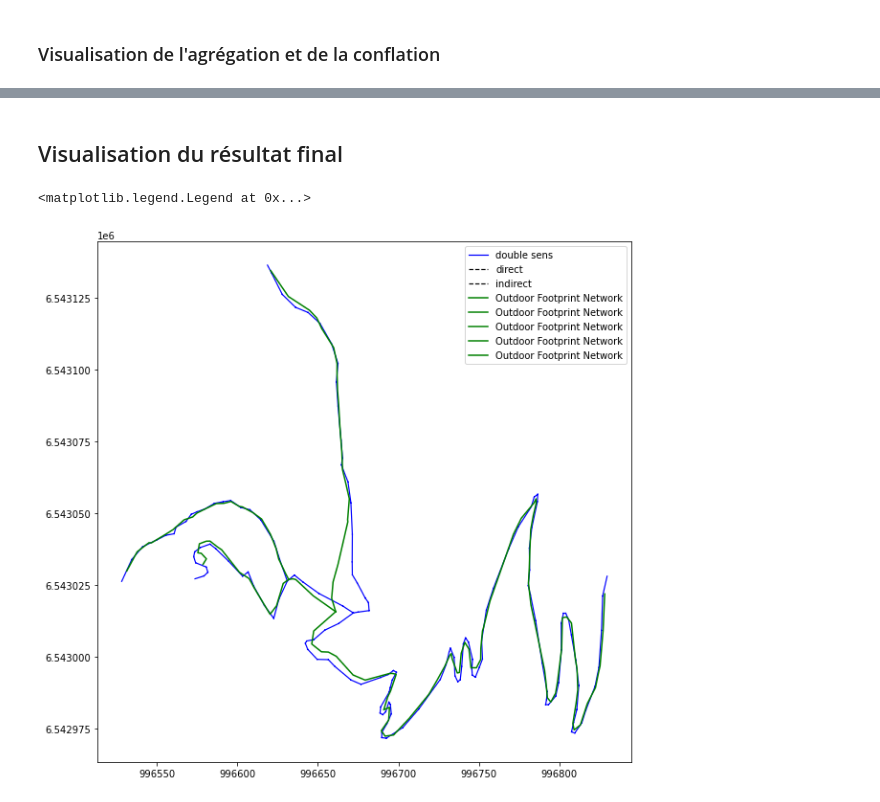
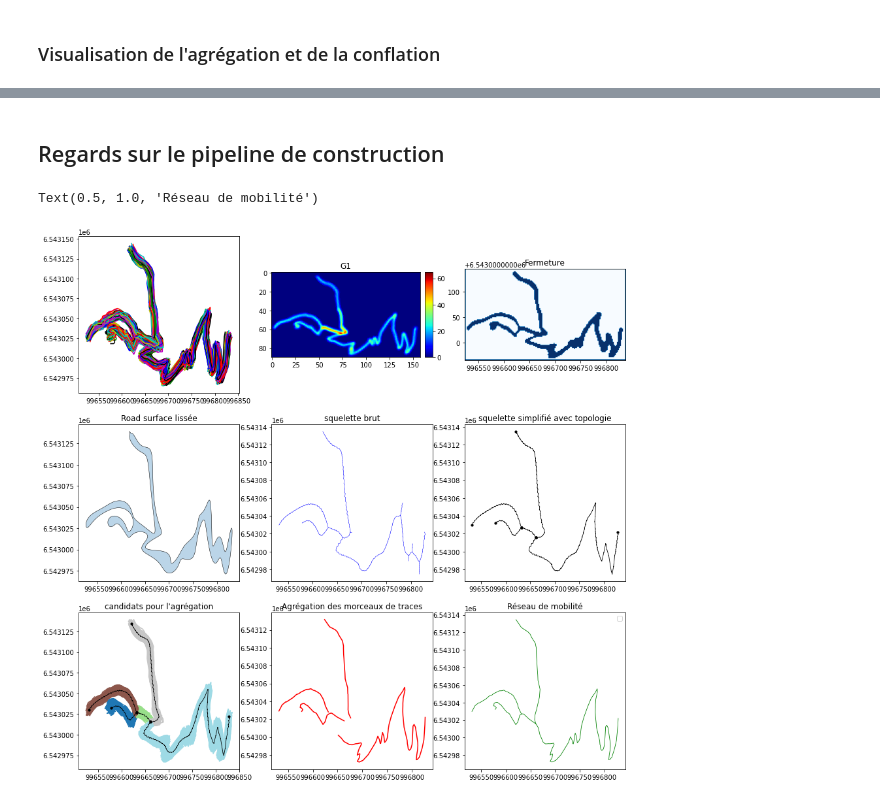
Before and after one commit to umrlastig/OutdoorFootprintNetworkPipeline, a Jupyter notebook: doc/source/examples/Simulated-Traj_Example.ipynb, the cells around one changed output, grey strips where cells are left out. Saved outputs shown, nothing was run; the diff lists cells and outputs as text; code cells hidden in the pictures.

```diff
--- a/doc/source/examples/Simulated-Traj_Example.ipynb
+++ b/doc/source/examples/Simulated-Traj_Example.ipynb
@@ -77,7 +77,7 @@ collection.plot(append=plt)
 # %%
 from footprint2graph import prepareEnv, setupEnv, logEnv
 
-RESPATH = r'/home/md_vandamme/7_LIB/Footprint2graph-pipeline/test/result11/'
+RESPATH = r'/home/md_vandamme/7_LIB/footprint2graph/test/resultjn/'
 
 import os
 import shutil
@@ -392,13 +516,46 @@ Text(0.5, 1.0, 'CONFLATION')
 # %% [markdown]
-## Visualisation du résultat final
+## Regards sur le pipeline de construction
 # %%
-plt.figure(figsize=(10, 10))
-ax = plt.subplot2grid((1, 1), (0, 0))
+plt.figure(figsize=(15, 15))
 
-network.plot('b-', nodes='', size=1.2, append=plt)
-plotConflation(RESPATH, ax, size=1.5, label='Outdoor Footprint Network')
+# ---------------------------------------------------
+ax1 = plt.subplot2grid((3, 3), (0, 0))
+collection.plot(append=ax1)
 
-plt.legend()
+ax2 = plt.subplot2grid((3, 3), (0, 1))
+rasterG1 = tkl.RasterReader.readFromAscFile(RESPATH + 'image/G1_1.asc', name='G1', separator='\t')
+mapDensity = rasterG1.getAFMap('G1')
+plotAFMap(mapDensity, append=ax2, cmap='jet', vmin=0)
+
+ax3 = plt.subplot2grid((3, 3), (0, 2))
+maPlotRasterTiff(RESPATH, 'image/erosion_1.tif', ax3)
+ax3.set_title('Fermeture')
+
+# ---------------------------------------------------
+ax4 = plt.subplot2grid((3, 3), (1, 0))
+matPlotShapefile(RESPATH, 'image/road_surface_lissee_1.shp', ax4)
+ax4.set_title('Road surface lissée')
+
+ax5 = plt.subplot2grid((3, 3), (1, 1))
+matPlotShapefile(RESPATH + 'network/', 'squelette_1.shp', ax5)
+ax5.set_title('squelette brut')
+
+ax6 = plt.subplot2grid((3, 3), (1, 2))
+squelette.plot('k-', nodes='ko', size=0.8, append=ax5)
+ax6.set_title('squelette simplifié avec topologie')
+
+# ---------------------------------------------------
+ax7 = plt.subplot2grid((3, 3), (2, 0))
+plotSegmentsConstruction(RESPATH, ax7, squelette)
+ax7.set_title("candidats pour l'agrégation")
+
+ax8 = plt.subplot2grid((3, 3), (2, 1))
+plotAggregation(RESPATH, ax8)
+ax8.set_title('Agrégation des morceaux de traces')
+
+ax9 = plt.subplot2grid((3, 3), (2, 2))
+plotConflation(RESPATH, ax9)
+ax9.set_title('Réseau de mobilité')
 # %% [output]
-<matplotlib.legend.Legend at 0x...>
+Text(0.5, 1.0, 'Réseau de mobilité')
-[figure, old version]
+[figure, new version]
```
Also changed, not shown: parts of 15 cells of this notebook, 3 other files.
